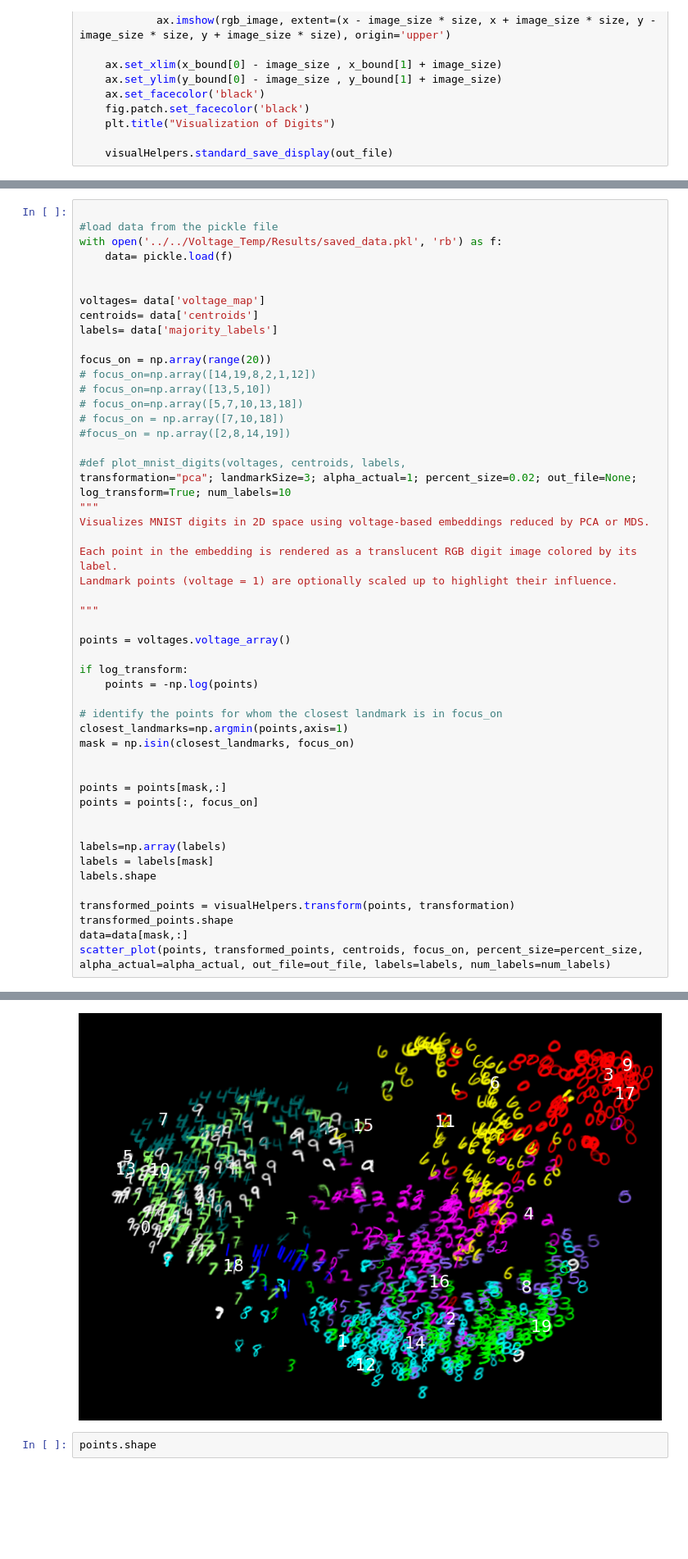
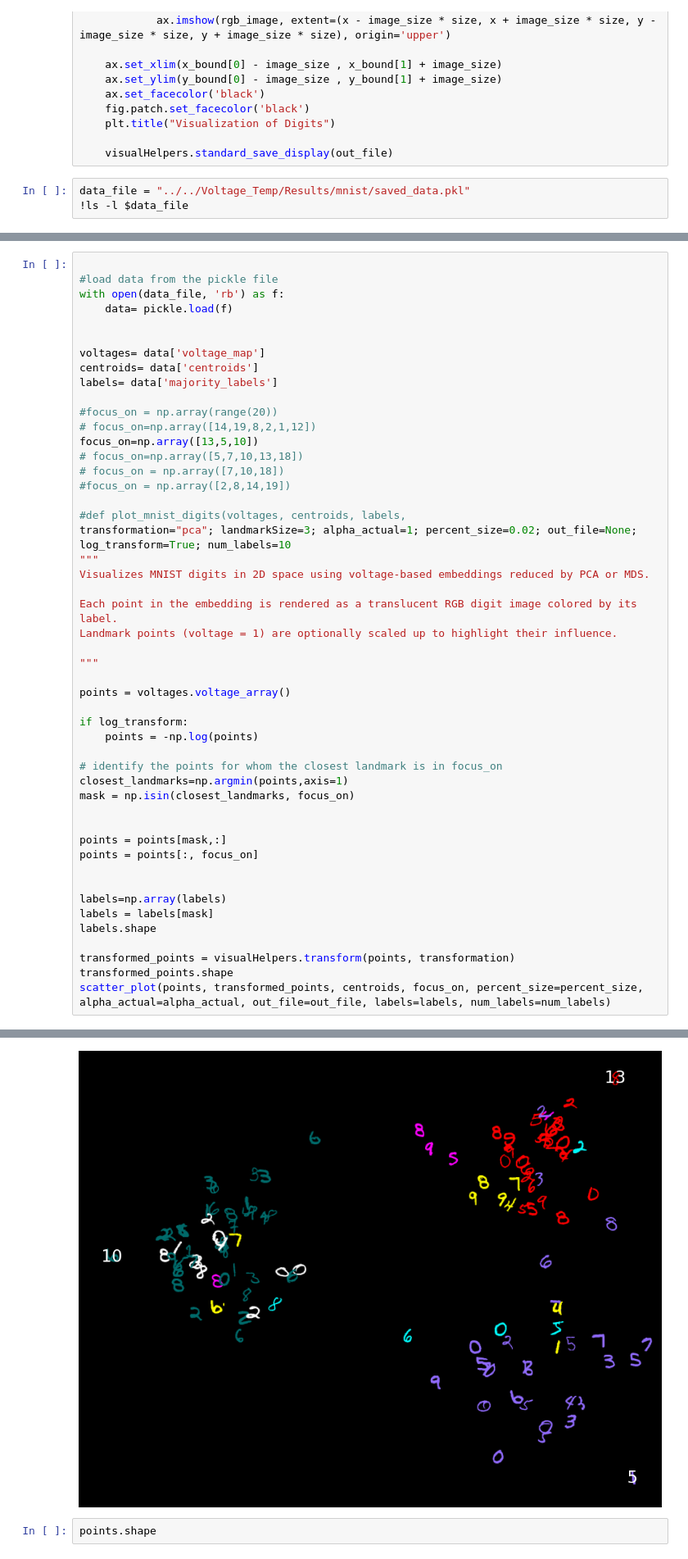
Before and after one commit to IceGawd/VoltageDimentionalReduction, a Jupyter notebook: notebooks/yoav_Visualizations.ipynb, the cells around one changed output, grey strips where cells are left out. Shown at 82% size. Cells and saved outputs as stored; diff of their text form; blank space fills up the shorter version.

Commit message:
fixed? yoav_Visualization.ipynb

```diff
--- a/notebooks/yoav_Visualizations.ipynb
+++ b/notebooks/yoav_Visualizations.ipynb
@@ -119,3 +79,6 @@ def scatter_plot(points,transformed_points, data, focus_on, percent_size=0.01, a
 	plt.title("Visualization of Digits")
 
 	visualHelpers.standard_save_display(out_file)
+# %%
+data_file = "../../Voltage_Temp/Results/mnist/saved_data.pkl"
+!ls -l $data_file
@@ -122,7 +87,7 @@ def scatter_plot(points,transformed_points, data, focus_on, percent_size=0.01, a
 # %%
 
 #load data from the pickle file
-with open('../../Voltage_Temp/Results/saved_data.pkl', 'rb') as f:
+with open(data_file, 'rb') as f:
     data= pickle.load(f)
 
 
@@ -130,9 +95,9 @@ voltages= data['voltage_map']
 centroids= data['centroids']
 labels= data['majority_labels']
 
-focus_on = np.array(range(20))
+#focus_on = np.array(range(20))
 # focus_on=np.array([14,19,8,2,1,12])
-# focus_on=np.array([13,5,10])
+focus_on=np.array([13,5,10])
 # focus_on=np.array([5,7,10,13,18])
 # focus_on = np.array([7,10,18])
 #focus_on = np.array([2,8,14,19])
@@ -143,35 +108,34 @@ transformation="pca"; landmarkSize=3; alpha_actual=1; percent_size=0.02; out_fil
 Visualizes MNIST digits in 2D space using voltage-based embeddings reduced by PCA or MDS.
 
 Each point in the embedding is rendered as a translucent RGB digit image colored by its label.
 Landmark points (voltage = 1) are optionally scaled up to highlight their influence.
 
 """
 
 points = voltages.voltage_array()
 
 if log_transform:
 	points = -np.log(points)
 
 # identify the points for whom the closest landmark is in focus_on
 closest_landmarks=np.argmin(points,axis=1)
 mask = np.isin(closest_landmarks, focus_on)
 
 
 points = points[mask,:]
 points = points[:, focus_on]
 
 
 labels=np.array(labels)
 labels = labels[mask]
 labels.shape
 
 transformed_points = visualHelpers.transform(points, transformation)
 transformed_points.shape
-data=data[mask,:]
 scatter_plot(points, transformed_points, centroids, focus_on, percent_size=percent_size, alpha_actual=alpha_actual, out_file=out_file, labels=labels, num_labels=num_labels)
 # %% [output]
 Plot saved to mnist_visualization.png
-[figure, old version]
+[figure, new version]
 # %%
 points.shape
 # %% [output]
```
Also changed, not shown: parts of 4 cells of this notebook.
